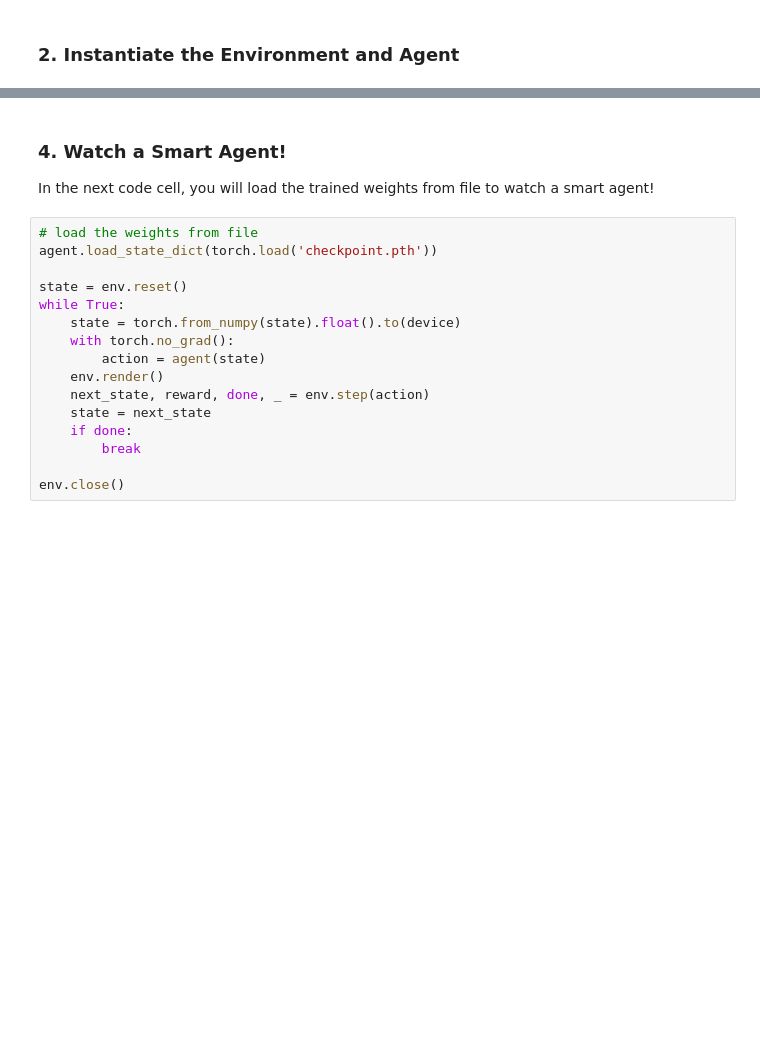
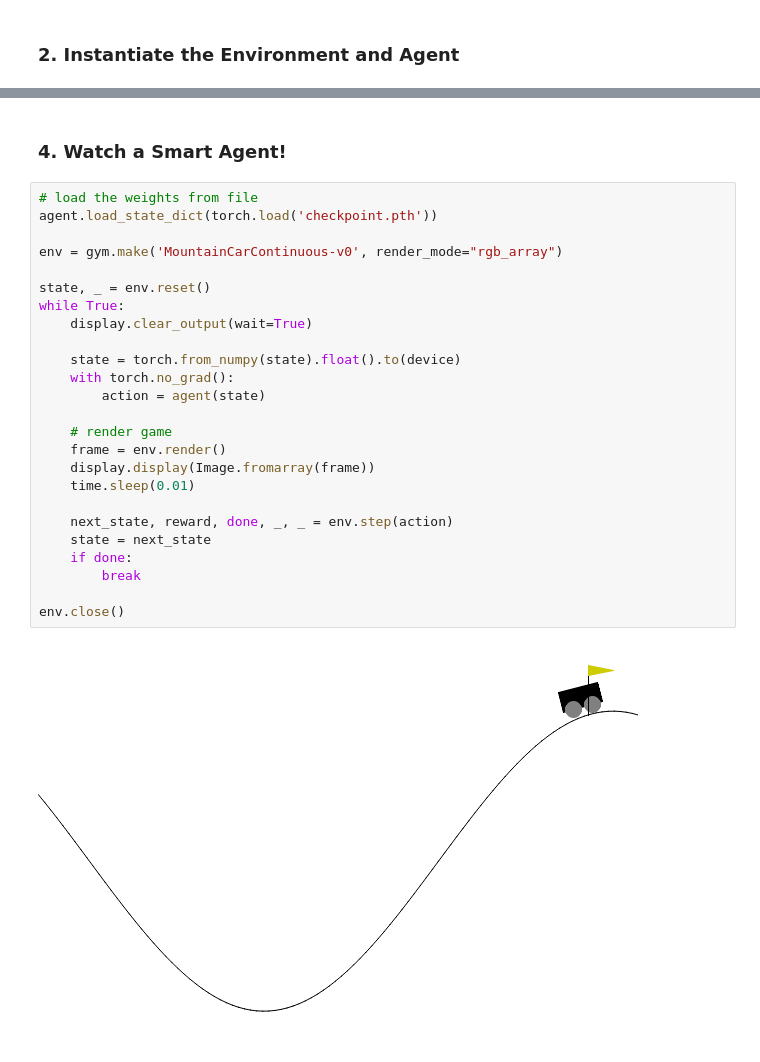
Before and after one commit to deepbiolab/drl, a Jupyter notebook: model-based-learning/policy-iteration/black-box-optimization/cross-entropy/cross_entropy_method.ipynb, the cells around one changed output, grey strips where cells are left out. Drawn from its saved outputs; the diff is of its cells as text; blank space fills up the shorter version.

```diff
--- a/model-based-learning/policy-iteration/black-box-optimization/cross-entropy/cross_entropy_method.ipynb
+++ b/model-based-learning/policy-iteration/black-box-optimization/cross-entropy/cross_entropy_method.ipynb
@@ -176,20 +235,29 @@ Environment solved in 47 iterations!    Average Score: 90.83
-# %% [markdown]
-### 4. Watch a Smart Agent!
-
-In the next code cell, you will load the trained weights from file to watch a smart agent!
+# %% [markdown]
+### 4. Watch a Smart Agent!
 # %%
 # load the weights from file
 agent.load_state_dict(torch.load('checkpoint.pth'))
 
-state = env.reset()
+env = gym.make('MountainCarContinuous-v0', render_mode="rgb_array")
+
+state, _ = env.reset()
 while True:
+    display.clear_output(wait=True)
+
     state = torch.from_numpy(state).float().to(device)
     with torch.no_grad():
         action = agent(state)
-    env.render()
-    next_state, reward, done, _ = env.step(action)
+
+    # render game
+    frame = env.render()
+    display.display(Image.fromarray(frame))
+    time.sleep(0.01)
+
+    next_state, reward, done, _, _ = env.step(action)
     state = next_state
     if done:
         break
 
 env.close()
+# %% [output]
+[figure, added]
```
Also changed, not shown: parts of 6 cells of this notebook, 2 other files.
